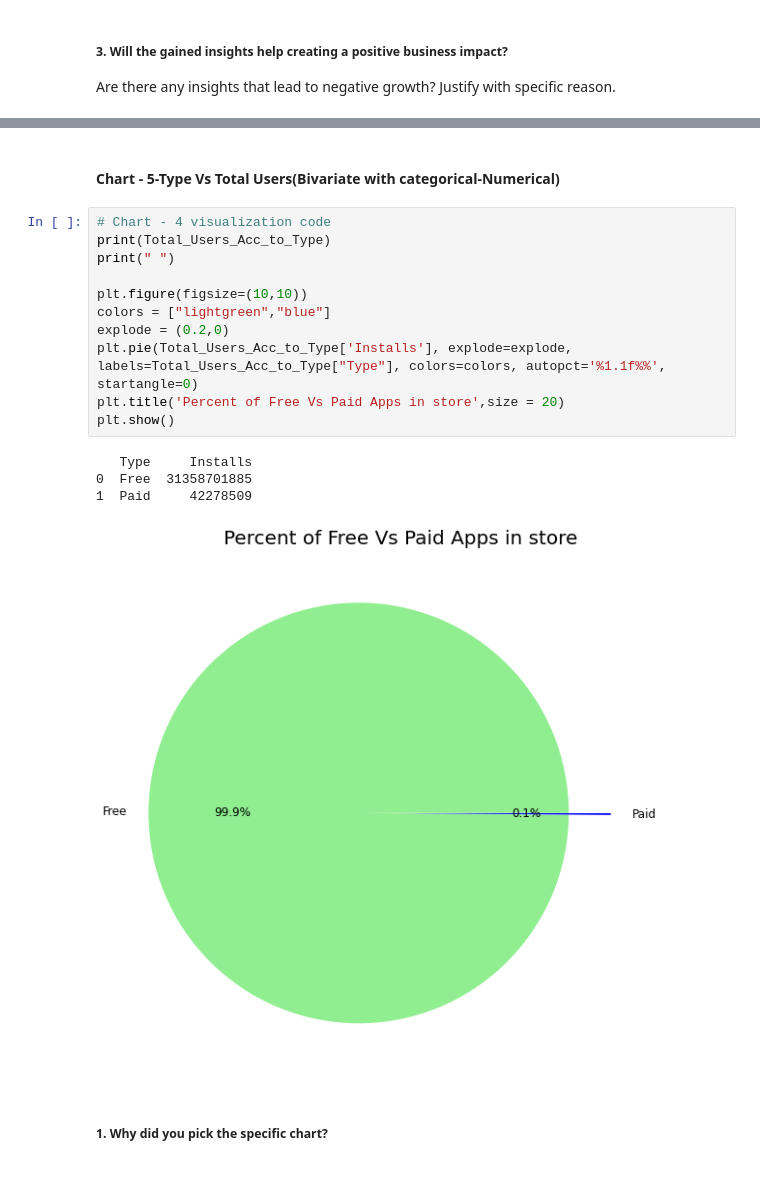
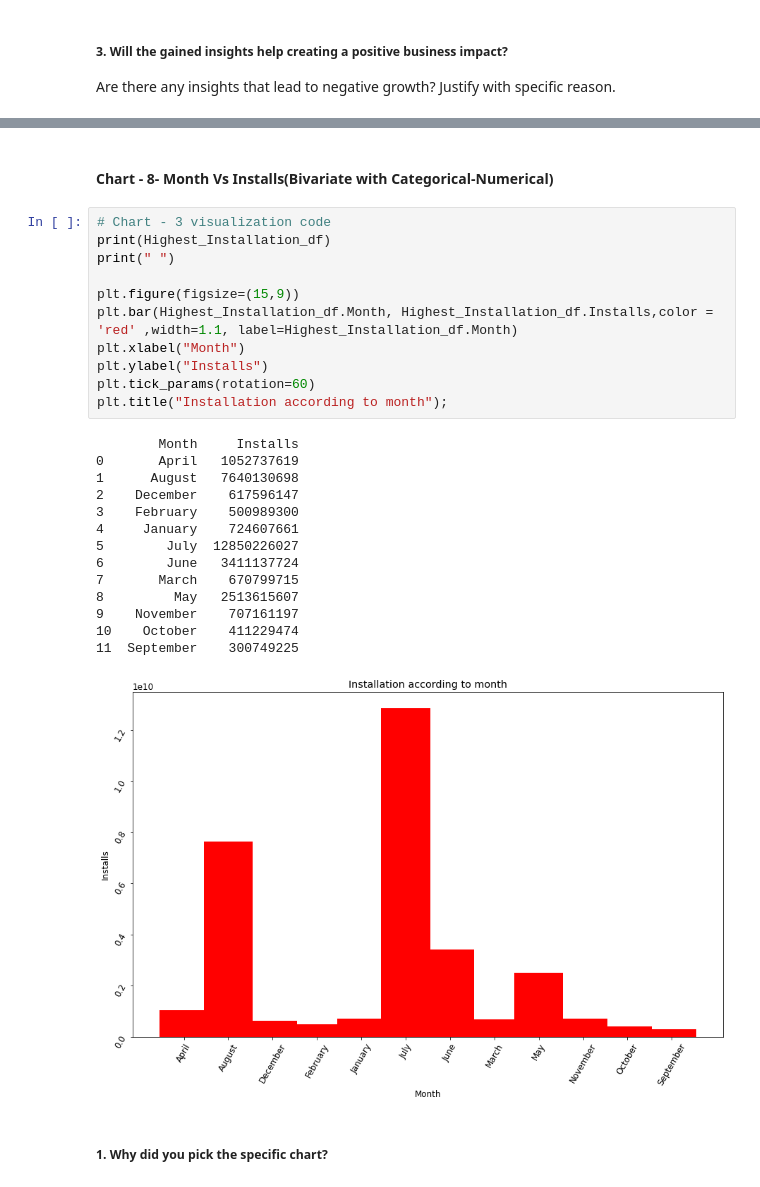
Before and after one commit to MohammadSarim/Capstone-Project-1-Play-Store-App-Review-Analysis, a Jupyter notebook: Capstone_Project_EDA_(PlayStore_App_Review_Analysis).ipynb, the cells around one changed output, grey strips where cells are left out. Saved outputs shown, nothing was run; the diff lists cells and outputs as text.

```diff
--- a/Capstone_Project_EDA_(PlayStore_App_Review_Analysis).ipynb
+++ b/Capstone_Project_EDA_(PlayStore_App_Review_Analysis).ipynb
@@ -1534,20 +1665,30 @@ Are there any insights that lead to negative growth? Justify with specific reaso
 # %% [markdown]
-#### Chart - 5-Type Vs Total Users(Bivariate with categorical-Numerical)
+#### Chart - 8- Month Vs Installs(Bivariate with Categorical-Numerical)
-# %%
-# Chart - 4 visualization code
-print(Total_Users_Acc_to_Type)
-print(" ")
-
-plt.figure(figsize=(10,10))
-colors = ["lightgreen","blue"]
-explode = (0.2,0)
-plt.pie(Total_Users_Acc_to_Type['Installs'], explode=explode, labels=Total_Users_Acc_to_Type["Type"], colors=colors, autopct='%1.1f%%', startangle=0)
-plt.title('Percent of Free Vs Paid Apps in store',size = 20)
-plt.show()
-# %% [output]
-   Type     Installs
-0  Free  31358701885
-1  Paid     42278509
-[figure, removed]
+# %%
+# Chart - 3 visualization code
+print(Highest_Installation_df)
+print(" ")
+
+plt.figure(figsize=(15,9))
+plt.bar(Highest_Installation_df.Month, Highest_Installation_df.Installs,color = 'red' ,width=1.1, label=Highest_Installation_df.Month)
+plt.xlabel("Month")
+plt.ylabel("Installs")
+plt.tick_params(rotation=60)
+plt.title("Installation according to month");
+# %% [output]
+        Month     Installs
+0       April   1052737619
+1      August   7640130698
+2    December    617596147
+3    February    500989300
+4     January    724607661
+5        July  12850226027
+6        June   3411137724
+7       March    670799715
+8         May   2513615607
+9    November    707161197
+10    October    411229474
+11  September    300749225
+[figure, added]
 # %% [markdown]
 ##### 1. Why did you pick the specific chart?
```
Also changed, not shown: parts of 51 cells of this notebook.
